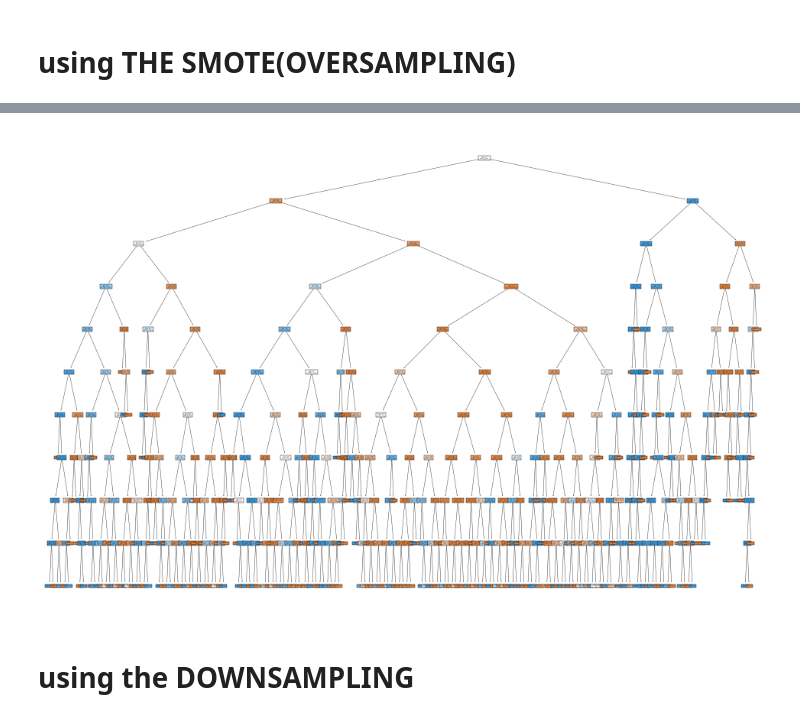
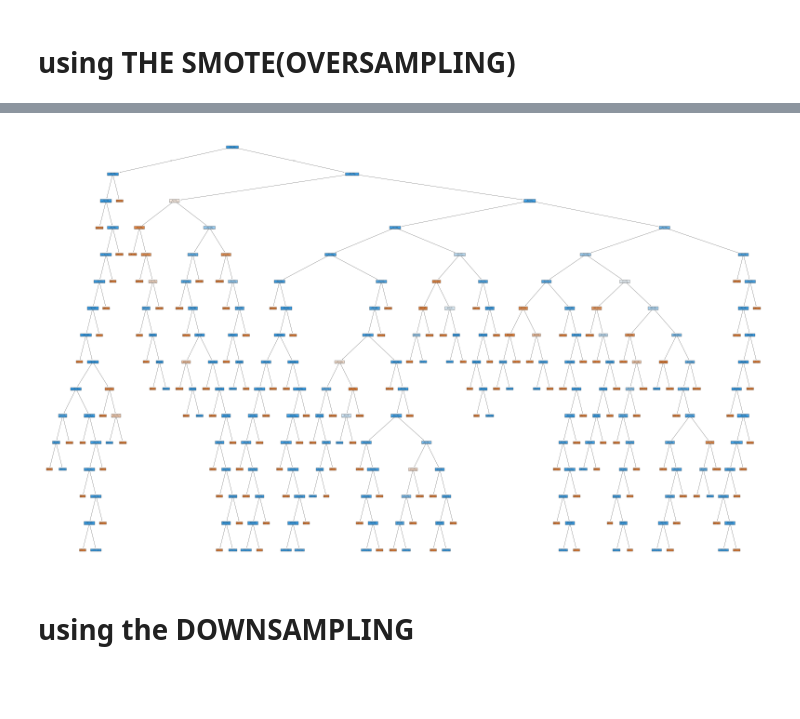
Before and after one commit to ramchundi828-hub/first, a Jupyter notebook: credit-fraud-dt.ipynb, the cells around one changed output, grey strips where cells are left out. Drawn from its saved outputs; the diff is of its cells as text; code cells hidden in the pictures; blank space fills up the shorter version.

```diff
--- a/credit-fraud-dt.ipynb
+++ b/credit-fraud-dt.ipynb
@@ -98,7 +98,7 @@ def grid_with_class_weights(x_train,y_train):
 # trying to use the GPU
   param_grid = {
     'model__criterion': ['gini'],
-    'model__max_depth': [None, 10, 20],
+    'model__max_depth': [5,10, 20],
     'model__min_samples_split': [2, 5],#min no. of sample sreq to split an node
     'model__min_samples_leaf': [1, 2],
     'model__max_features': ['sqrt']
@@ -124,7 +124,7 @@ def grid_with_class_weights(x_train,y_train):
 def grid_with_SMOTE(x_train,y_train):
      #from imblearn.pipeline import Pipeline
      from imblearn.over_sampling import SMOTE
-     model = DecisionTreeClassifier(class_weight = 'balanced')
+     model = DecisionTreeClassifier()
     #   PREVENTION OF DATA LEAKAGE IN CROSS VALIDATION
     #using smote in pipeline to avoid data leakage into the cross train-validation which leads to incorrect score(overfit(not exactly))
     #The CV Split: When CV splits say 400 points into 5 folds, a synthetic point in Fold 1 likely has a "parent" or "neighbor" in Fold 2.
@@ -136,10 +136,14 @@ def grid_with_SMOTE(x_train,y_train):
 
      param_grid = {
     'model__criterion': ['gini'],
-    'model__max_depth': [None, 10, 20],
+    'model__max_depth': [5, 10,15],
     'model__min_samples_split': [2, 5],
     'model__min_samples_leaf': [1, 2],
-    'model__max_features': ['sqrt']
+    'model__max_features': ['sqrt'],
+    'model__class_weight':(
+            [{0:1, 1:y} for y in [100, 300, 587]]
+        )
+
 }
     # grid = GridSearchCV(estimator=pipeline,param_grid=param_grid,cv=StratifiedKFold(shuffle=True),scoring= 'recall',verbose=1,n_jobs=-1)
      grid = RandomizedSearchCV(
@@ -158,15 +162,18 @@ def grid_with_SMOTE(x_train,y_train):
      return model
 
 def grid_with_downsampling(x_train,y_train):
-     model = DecisionTreeClassifier(class_weight = 'balanced')
+     model = DecisionTreeClassifier()
      x_under,y_under = undersample(x_train,y_train)
      #visualise(resampled)
      param_grid = {
     'criterion': ['gini'],#criterion for split(purity)
-    'max_depth': [None, 10, 20],
+    'max_depth': [5, 10,15 ],
     'min_samples_split': [2, 5],
     'min_samples_leaf': [1, 2],
-    'max_features': ['sqrt'] # featues to consider while splitting the trees
+    'max_features': ['sqrt'],# featues to consider while splitting the trees
+    'class_weight':(
+            [{0:1, 1:y} for y in [100, 300, 587]]
+        )
               }
 
      #grid = GridSearchCV(estimator=model,param_grid=param_grid,cv=StratifiedKFold(shuffle=True),scoring= 'recall',verbose=1,n_jobs=-1)
@@ -337,12 +318,12 @@ weighted avg       1.00      0.19      0.32     85443
 # %%
 from sklearn import tree
 import matplotlib.pyplot as plt
 
-plt.figure(figsize=(12,8))
+plt.figure(figsize=(20,12))
 tree.plot_tree( model2.named_steps['model'], feature_names=x_train.columns, filled=True)
 plt.show()
 # %% [output]
-[figure, old version]
+[figure, new version]
 # %% [markdown]
 # **using the DOWNSAMPLING**
 # %%
```
Also changed, not shown: parts of 9 cells of this notebook.
